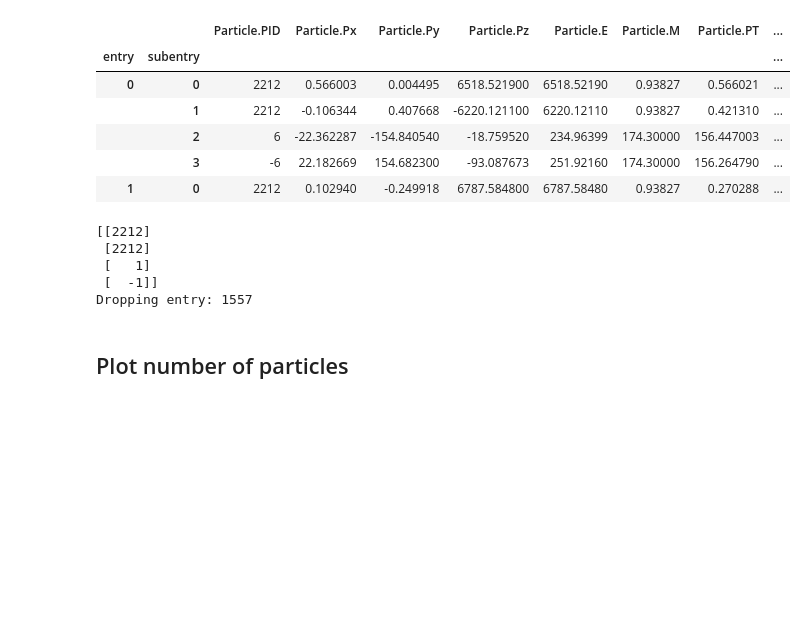
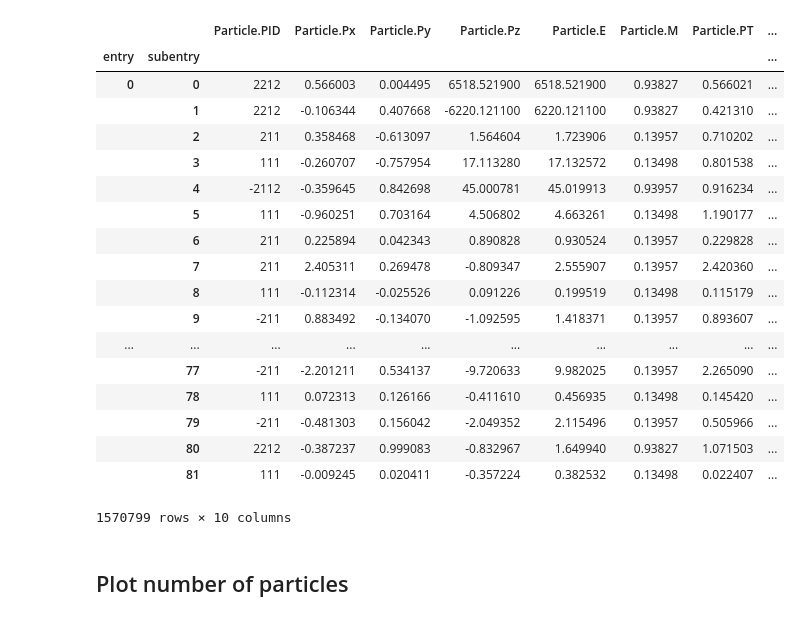
Before and after one commit to AndreaBellora/FPMC_tools, a Jupyter notebook: RootAnalysis.ipynb, the cells around one changed output. Cells and saved outputs as stored; diff of their text form; code cells hidden in the pictures; blank space fills up the shorter version.

```diff
--- a/RootAnalysis.ipynb
+++ b/RootAnalysis.ipynb
@@ -6,6 +6,8 @@ import pandas as pd
 import numpy as np
 import matplotlib.pyplot as plt
 # %%
-rootfile_path = "ROOT/17/"
+run_number = 65
+summaryfile_path = "LOG/"+str(run_number)+"/"
+rootfile_path = "ROOT/"+str(run_number)+"/"
 rootfile_filepath = rootfile_path+os.listdir(rootfile_path)[0]
 rootfile = uproot.open(rootfile_filepath)
@@ -16,25 +22,37 @@ events = rootfile["LHEF"]
 # %%
 branchlist = [
  'Particle.PID',
  'Particle.Px',
  'Particle.Py',
  'Particle.Pz',
  'Particle.E',
  'Particle.M',
  'Particle.PT',
  'Particle.Eta',
  'Particle.Phi',
  'Particle.Rapidity']
 events_df = events.pandas.df(branchlist,flatten=True)
-events_df.head()
+events_df
 # %% [output]
 |  |  | Particle.PID | Particle.Px | Particle.Py | Particle.Pz | Particle.E | Particle.M | Particle.PT | ... |
 | entry | subentry |  |  |  |  |  |  |  | ... |
-| 0 | 0 | 2212 | 0.566003 | 0.004495 | 6518.521900 | 6518.52190 | 0.93827 | 0.566021 | ... |
-|  | 1 | 2212 | -0.106344 | 0.407668 | -6220.121100 | 6220.12110 | 0.93827 | 0.421310 | ... |
-|  | 2 | 6 | -22.362287 | -154.840540 | -18.759520 | 234.96399 | 174.30000 | 156.447003 | ... |
-|  | 3 | -6 | 22.182669 | 154.682300 | -93.087673 | 251.92160 | 174.30000 | 156.264790 | ... |
-| 1 | 0 | 2212 | 0.102940 | -0.249918 | 6787.584800 | 6787.58480 | 0.93827 | 0.270288 | ... |
+| 0 | 0 | 2212 | 0.566003 | 0.004495 | 6518.521900 | 6518.521900 | 0.93827 | 0.566021 | ... |
+|  | 1 | 2212 | -0.106344 | 0.407668 | -6220.121100 | 6220.121100 | 0.93827 | 0.421310 | ... |
+|  | 2 | 211 | 0.358468 | -0.613097 | 1.564604 | 1.723906 | 0.13957 | 0.710202 | ... |
+|  | 3 | 111 | -0.260707 | -0.757954 | 17.113280 | 17.132572 | 0.13498 | 0.801538 | ... |
+|  | 4 | -2112 | -0.359645 | 0.842698 | 45.000781 | 45.019913 | 0.93957 | 0.916234 | ... |
+|  | 5 | 111 | -0.960251 | 0.703164 | 4.506802 | 4.663261 | 0.13498 | 1.190177 | ... |
+|  | 6 | 211 | 0.225894 | 0.042343 | 0.890828 | 0.930524 | 0.13957 | 0.229828 | ... |
+|  | 7 | 211 | 2.405311 | 0.269478 | -0.809347 | 2.555907 | 0.13957 | 2.420360 | ... |
+|  | 8 | 111 | -0.112314 | -0.025526 | 0.091226 | 0.199519 | 0.13498 | 0.115179 | ... |
+|  | 9 | -211 | 0.883492 | -0.134070 | -1.092595 | 1.418371 | 0.13957 | 0.893607 | ... |
+| ... | ... | ... | ... | ... | ... | ... | ... | ... | ... |
+|  | 77 | -211 | -2.201211 | 0.534137 | -9.720633 | 9.982025 | 0.13957 | 2.265090 | ... |
+|  | 78 | 111 | 0.072313 | 0.126166 | -0.411610 | 0.456935 | 0.13498 | 0.145420 | ... |
+|  | 79 | -211 | -0.481303 | 0.156042 | -2.049352 | 2.115496 | 0.13957 | 0.505966 | ... |
+|  | 80 | 2212 | -0.387237 | 0.999083 | -0.832967 | 1.649940 | 0.93827 | 1.071503 | ... |
+|  | 81 | 111 | -0.009245 | 0.020411 | -0.357224 | 0.382532 | 0.13498 | 0.022407 | ... |
+1570799 rows × 10 columns
 # %%
 nParticles = []
 for entry,entry_df in events_df.groupby(level=0):
@@ -44,9 +62,3 @@ for entry,entry_df in events_df.groupby(level=0):
         print(PIDs)
         events_df = events_df.drop(entry)
         print("Dropping entry: "+str(entry))
-# %% [output]
-[[2212]
- [2212]
- [   1]
- [  -1]]
-Dropping entry: 1557
```
Also changed, not shown: parts of 11 cells of this notebook, 11 other files.
